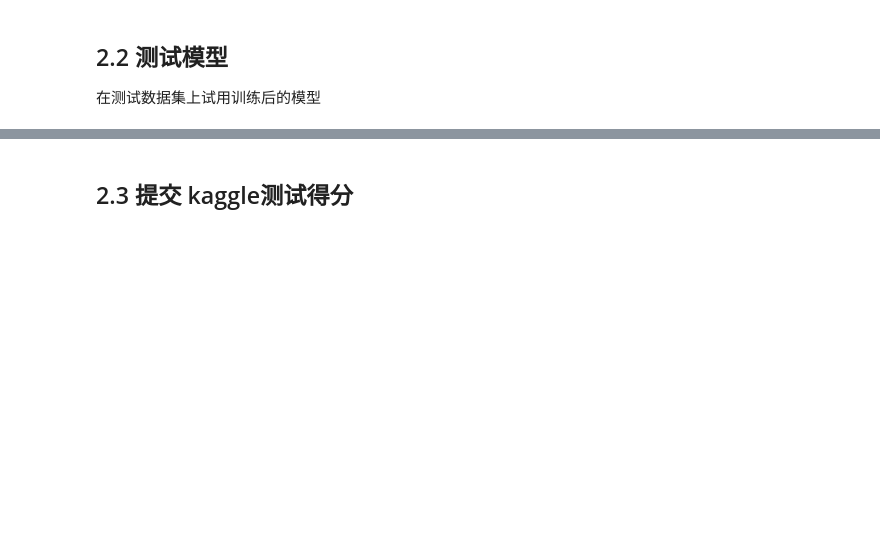
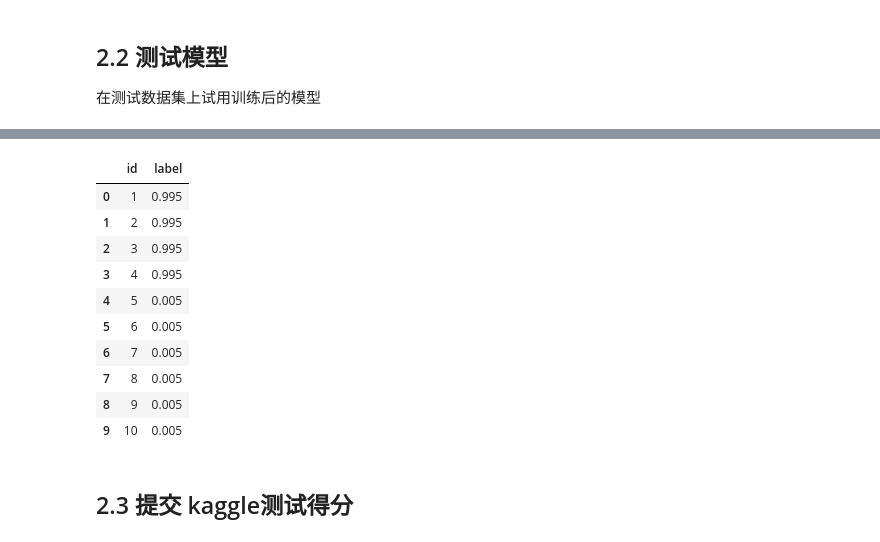
Before and after one commit to etangyushan/dog-vs-cat, a Jupyter notebook: Introduction.ipynb, the cells around one changed output, grey strips where cells are left out. Saved outputs shown, nothing was run; the diff lists cells and outputs as text; code cells hidden in the pictures; blank space fills up the shorter version.

```diff
--- a/Introduction.ipynb
+++ b/Introduction.ipynb
@@ -764,7 +748,9 @@ ResNet50
 train_tensors = []
 test_tensors = []
 
-for filename in ["gap_ResNet50.h5", "gap_Xception.h5", "gap_InceptionV3.h5"]:
+# for filename in ["gap_ResNet50.h5", "gap_Xception.h5", "gap_InceptionV3.h5"]:
+
+for filename in ["saved_models/gap_ResNet50.h5", "saved_models/gap_Xception.h5", "saved_models/gap_InceptionV3.h5"]:
     with h5py.File(filename, 'r') as h:
         train_tensors.append(np.array(h['train']))
         test_tensors.append(np.array(h['test']))
@@ -774,4 +760,4 @@ for filename in ["gap_ResNet50.h5", "gap_Xception.h5", "gap_InceptionV3.h5"]:
 # test_tensors = np.concatenate(train_tensors, axis=1)
 # train_tensors, train_targets = shuffle(train_tensors, train_targets)
 
-print(train_tensors)
+# print(train_tensors)
@@ -798,5 +764,5 @@ print(train_tensors)
 # %%
-use_train_tensors = np.concatenate(train_tensors, axis=1)
-print(use_train_tensors)
-use_test_tensors = np.concatenate(train_tensors, axis=1)
-print(use_train_tensors)
+train_tensors = np.concatenate(train_tensors, axis=1)
+# print(train_tensors)
+test_tensors = np.concatenate(test_tensors, axis=1)
+# print(test_tensors)
@@ -805,6 +769,2 @@ MemoryError:
 # %%
-print(train_tensors)
-print(train_targets)
-
-
-use_train_tensors, use_train_targets = shuffle(train_tensors, train_targets)
+train_tensors, train_targets = shuffle(train_tensors, train_targets)
@@ -1016,7 +1024,7 @@ from keras.preprocessing.image import *
 
 
 ## 加载具有最好验证loss的模型
-# model.load_weights(Inceptionfile_hdf5)
+model.load_weights(Inceptionfile_hdf5)
 
 
 y_pred = model.predict(test_tensors, verbose=1)
@@ -1034,3 +1042,4 @@ for i, fname in enumerate(test_generator.filenames):
 
 df.to_csv('pred.csv', index=None)
 df.head(10)
+# %% [output]
@@ -1037,3 +1048,14 @@ df.head(10)
+|  | id | label |
+| 0 | 1 | 0.995 |
+| 1 | 2 | 0.995 |
+| 2 | 3 | 0.995 |
+| 3 | 4 | 0.995 |
+| 4 | 5 | 0.005 |
+| 5 | 6 | 0.005 |
+| 6 | 7 | 0.005 |
+| 7 | 8 | 0.005 |
+| 8 | 9 | 0.005 |
+| 9 | 10 | 0.005 |
 # %%
 # from tqdm import *
 # import numpy as np
```
Also changed, not shown: parts of 26 cells of this notebook, 1 other file.
